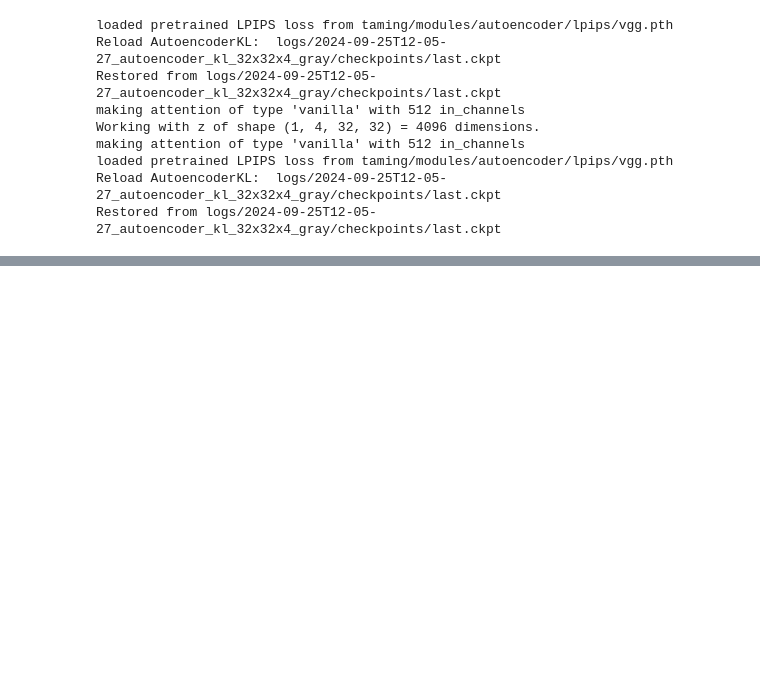
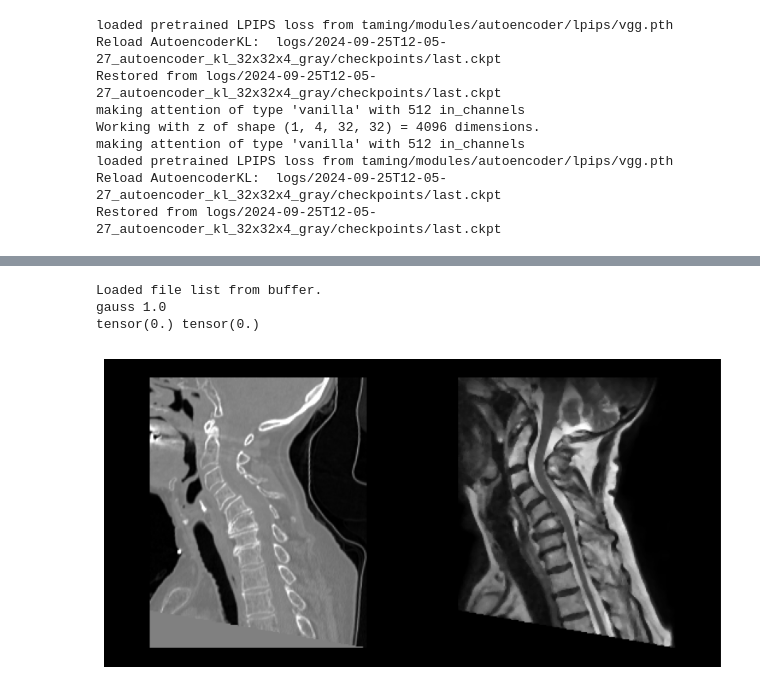
Before and after one commit to robert-graf/Conditional_Latent_Diffusion, a Jupyter notebook: inference_image2image.ipynb, the cells around one changed output, grey strips where cells are left out. Drawn from its saved outputs; the diff is of its cells as text; code cells hidden in the pictures; blank space fills up the shorter version.

```diff
--- a/inference_image2image.ipynb
+++ b/inference_image2image.ipynb
@@ -224,0 +217,10 @@ tensor(0.0171) tensor(0.0134)
+# %%
+from ldm.data.T2w_2_CT import ImageSRValidation,ImageSRTrain
+dataset = ImageSRValidation(size=256,image_dropout= 0.1,vflip= False,hflip= False,dflip=False, rotation= 0,noise_factor=0.1,blur= 0.0,gauss = 1.0,noise=0)
+d = dataset[0]
+visualize_cond_img(d["image"].permute(2,1,0),d["c_concat"].permute(2,1,0));
+# %% [output]
+Loaded file list from buffer.
+gauss 1.0
+tensor(0.) tensor(0.)
+[figure, added]
```
Also changed, not shown: parts of 11 cells of this notebook, 4 other files.
